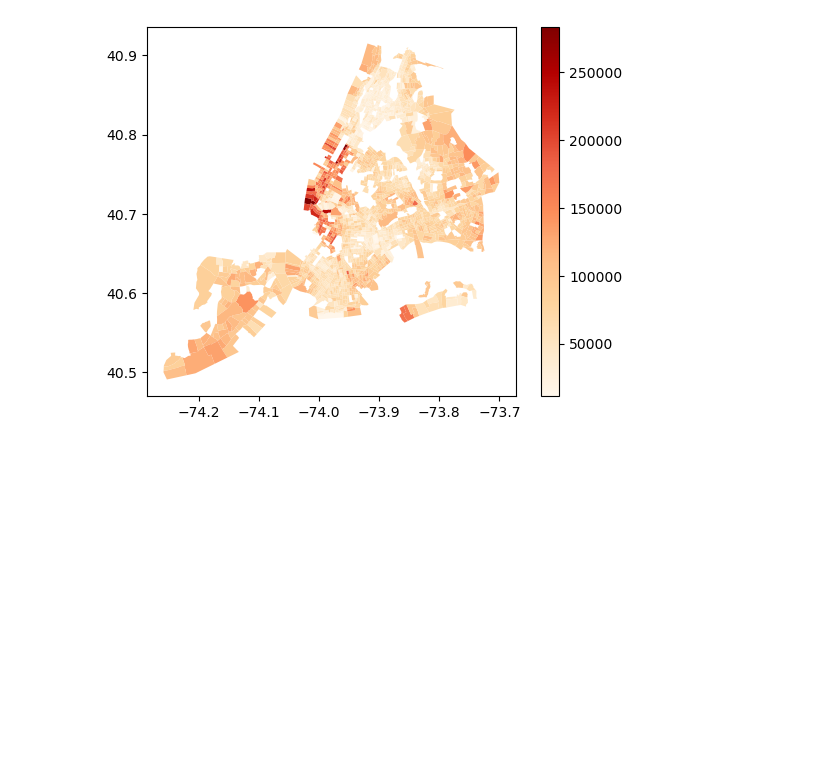
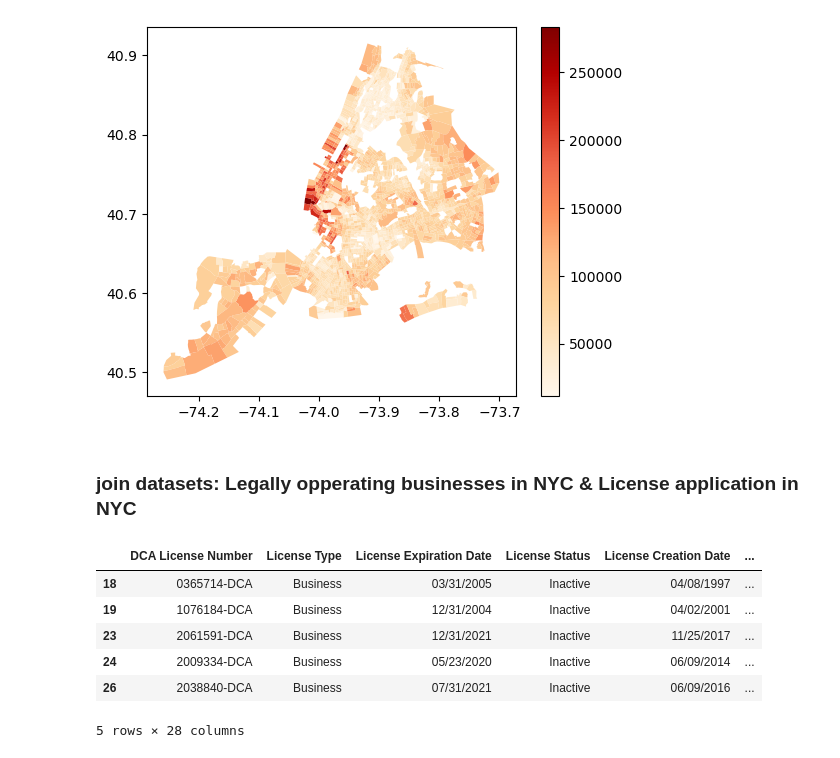
Before and after one commit to CharlesFeng0314/CUSP, a Jupyter notebook: MLC/MLC Fall 2024 final pro/7033 final pro.ipynb, the cells around one changed output. Saved outputs shown, nothing was run; the diff lists cells and outputs as text; code cells hidden in the pictures; blank space fills up the shorter version.

```diff
--- a/MLC/MLC Fall 2024 final pro/7033 final pro.ipynb
+++ b/MLC/MLC Fall 2024 final pro/7033 final pro.ipynb
@@ -176,3 +176,15 @@ ax = gpd_med_income.plot(column='2014-2018', cmap='OrRd', legend=True)
 plt.show()
 # %% [output]
 [figure]
+# %% [markdown]
+### join datasets: Legally opperating businesses in NYC & License application in NYC
+# %%
+legal_opperate.head()
+# %% [output]
+|  | DCA License Number | License Type | License Expiration Date | License Status | License Creation Date | ... |
+| 18 | 0365714-DCA | Business | 03/31/2005 | Inactive | 04/08/1997 | ... |
+| 19 | 1076184-DCA | Business | 12/31/2004 | Inactive | 04/02/2001 | ... |
+| 23 | 2061591-DCA | Business | 12/31/2021 | Inactive | 11/25/2017 | ... |
+| 24 | 2009334-DCA | Business | 05/23/2020 | Inactive | 06/09/2014 | ... |
+| 26 | 2038840-DCA | Business | 07/31/2021 | Inactive | 06/09/2016 | ... |
+5 rows × 28 columns
```
Also changed, not shown: parts of 14 cells of this notebook, 5 other files.
